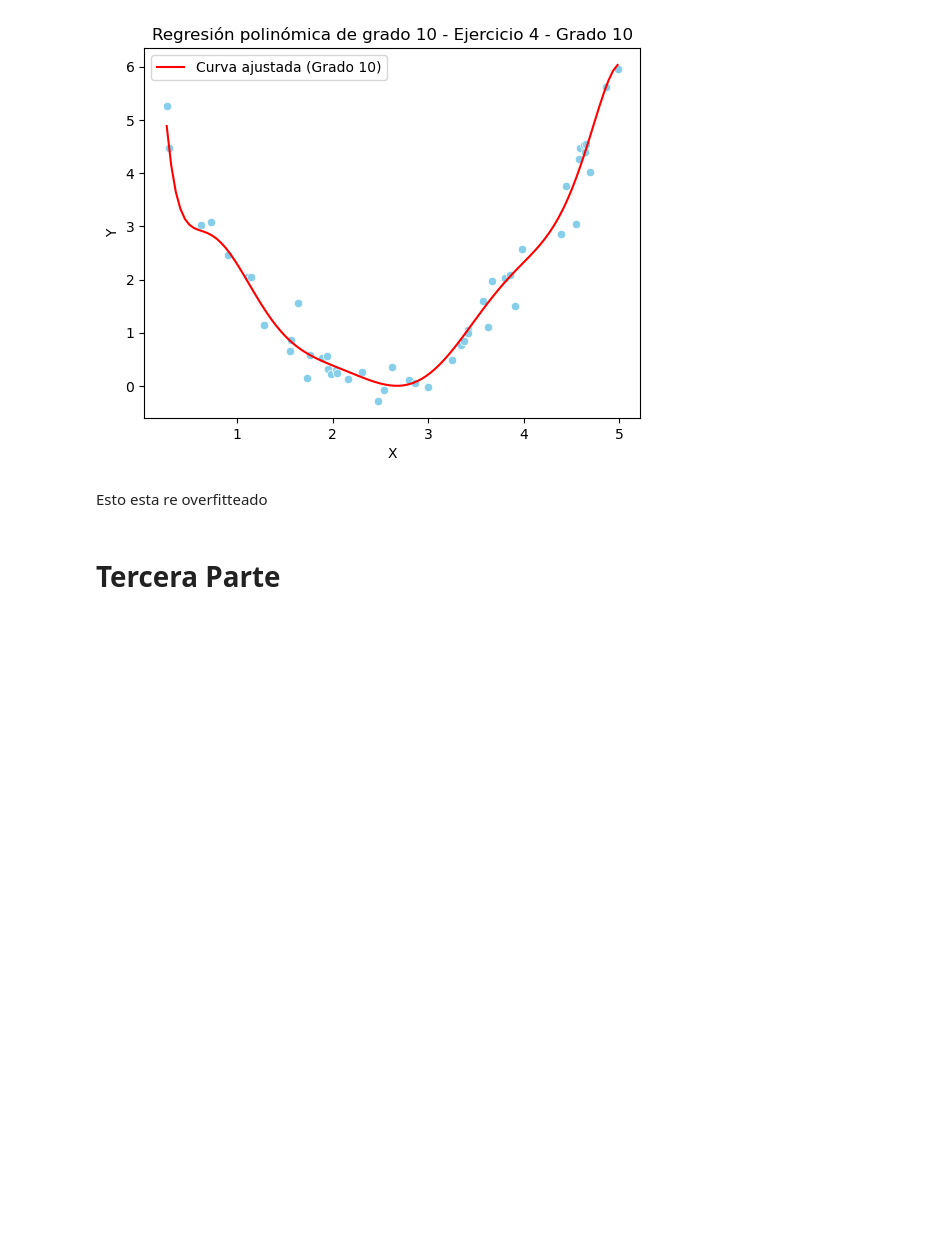
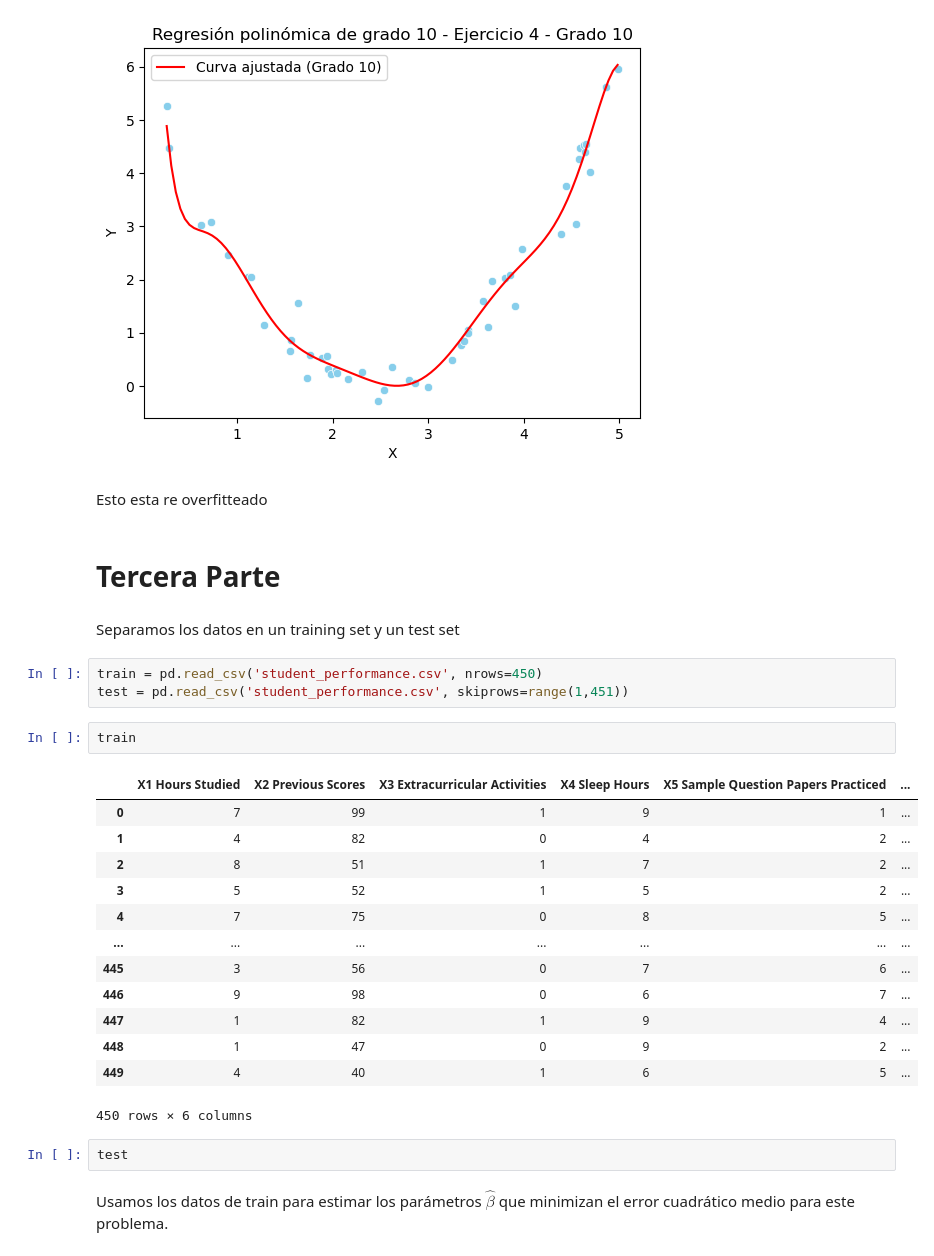
Before and after one commit to seremare9/tp1_metodos, a Jupyter notebook: codigo.ipynb, the cells around one changed output. Cells and saved outputs as stored; diff of their text form; blank space fills up the shorter version.

```diff
--- a/codigo.ipynb
+++ b/codigo.ipynb
@@ -251,3 +251,28 @@ graficar_recta_polinomial(datos4, 'x_vector', 'y_error', 'Ejercicio 4 - Grado 10
 Esto esta re overfitteado
 # %% [markdown]
 # Tercera Parte
+# %% [markdown]
+Separamos los datos en un training set y un test set
+# %%
+train = pd.read_csv('student_performance.csv', nrows=450)
+test = pd.read_csv('student_performance.csv', skiprows=range(1,451))
+# %%
+train
+# %% [output]
+|  | X1 Hours Studied | X2 Previous Scores | X3 Extracurricular Activities | X4 Sleep Hours | X5 Sample Question Papers Practiced | ... |
+| 0 | 7 | 99 | 1 | 9 | 1 | ... |
+| 1 | 4 | 82 | 0 | 4 | 2 | ... |
+| 2 | 8 | 51 | 1 | 7 | 2 | ... |
+| 3 | 5 | 52 | 1 | 5 | 2 | ... |
+| 4 | 7 | 75 | 0 | 8 | 5 | ... |
+| ... | ... | ... | ... | ... | ... | ... |
+| 445 | 3 | 56 | 0 | 7 | 6 | ... |
+| 446 | 9 | 98 | 0 | 6 | 7 | ... |
+| 447 | 1 | 82 | 1 | 9 | 4 | ... |
+| 448 | 1 | 47 | 0 | 9 | 2 | ... |
+| 449 | 4 | 40 | 1 | 6 | 5 | ... |
+450 rows × 6 columns
+# %%
+test
+# %% [markdown]
+Usamos los datos de train para estimar los parámetros $\hat{\beta}$ que minimizan el error cuadrático medio para este problema.
```
Also changed, not shown: parts of 11 cells of this notebook.
